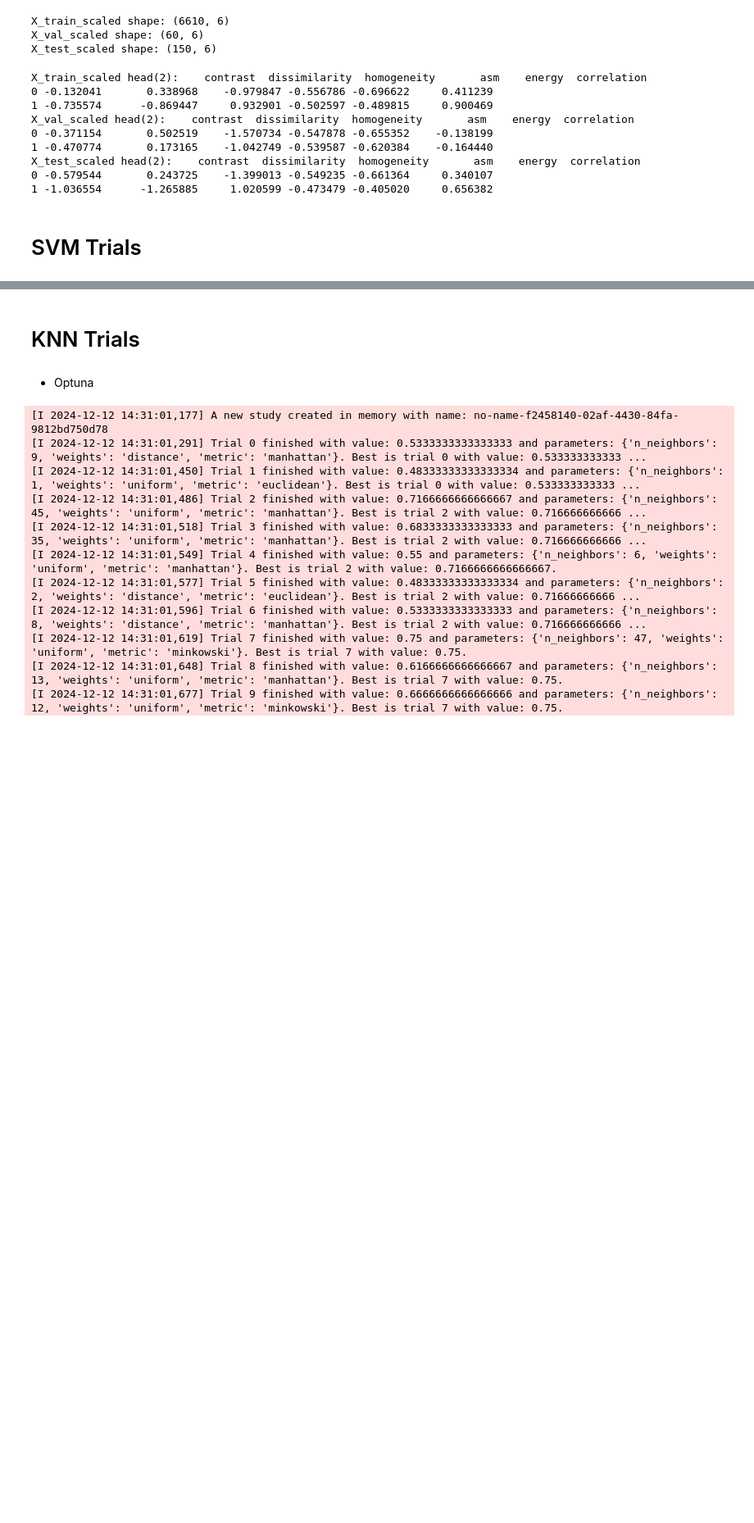
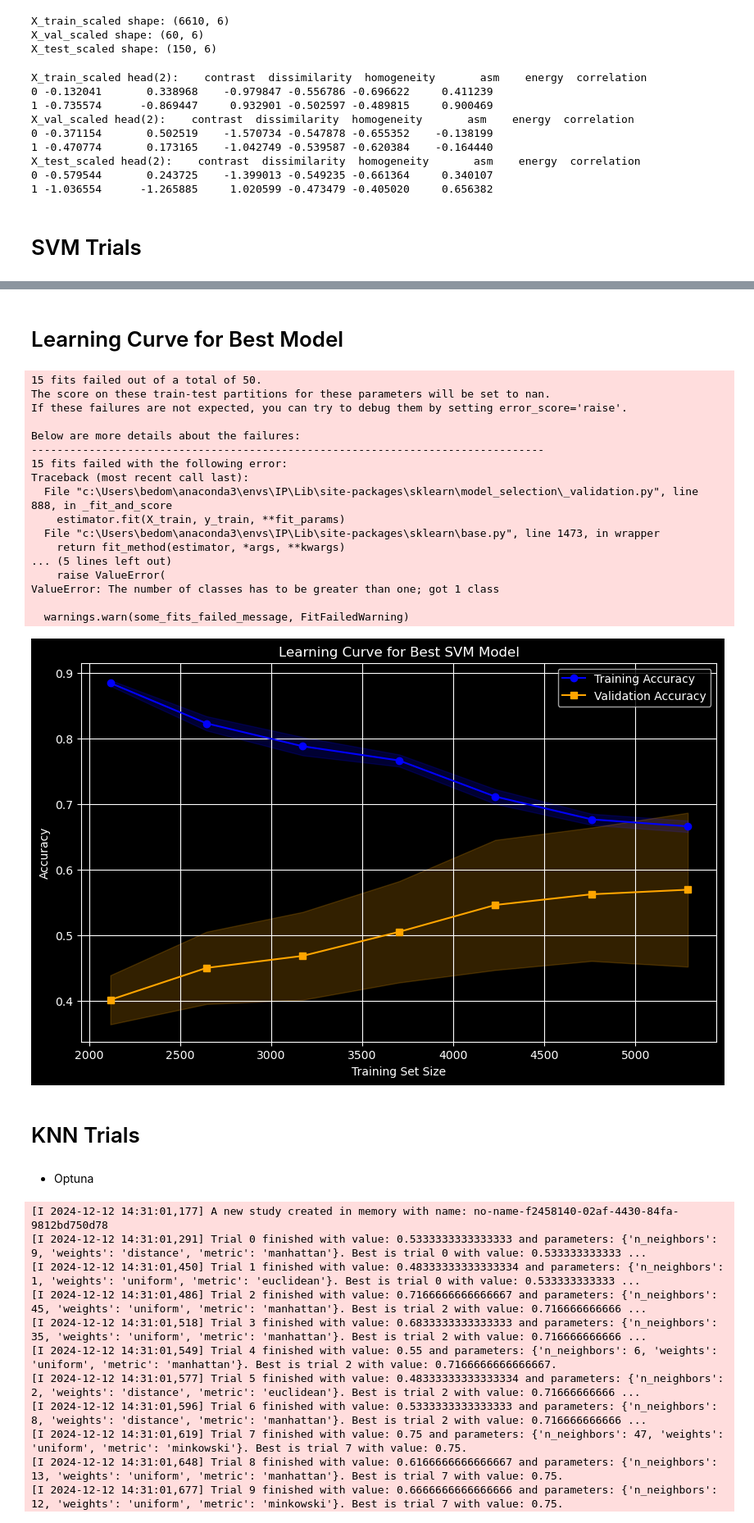
Before and after one commit to Abdulrahman-Mostafa10/Plant-Disease-Detection, a Jupyter notebook: Modelling_part.ipynb, the cells around one changed output, grey strips where cells are left out. Shown at 82% size. Drawn from its saved outputs; the diff is of its cells as text; code cells hidden in the pictures; blank space fills up the shorter version.

```diff
--- a/Modelling_part.ipynb
+++ b/Modelling_part.ipynb
@@ -307,3 +416,66 @@ X_test_scaled head(2):    contrast  dissimilarity  homogeneity       asm    ener
+# %% [markdown]
+# Learning Curve for Best Model
+# %%
+# Define the train sizes (fraction of training data to use)
+train_sizes = np.linspace(0.1, 1.0, 10)
+
+# Initialize the best SVM model with the hyperparameters from Optuna
+svm_model = SVC(**best_svm_params)
+
+# Compute learning curve data
+train_sizes, train_scores, val_scores = learning_curve(
+    estimator=svm_model,
+    X=X_train_scaled_glcm_df,
+    y=y_train_glcm_df,
+    train_sizes=train_sizes,
+    cv=5,  # 5-fold cross-validation
+    scoring="accuracy",
+    n_jobs=-1,  # Use all available CPU cores for faster computation
+)
+
+# Calculate the mean and standard deviation for training and validation scores
+train_mean = np.mean(train_scores, axis=1)
+train_std = np.std(train_scores, axis=1)
+val_mean = np.mean(val_scores, axis=1)
+val_std = np.std(val_scores, axis=1)
+
+# Plot the learning curve
+plt.figure(figsize=(10, 6))
+plt.plot(train_sizes, train_mean, label="Training Accuracy", color="blue", marker="o")
+plt.fill_between(
+    train_sizes, train_mean - train_std, train_mean + train_std, color="blue", alpha=0.2
+)
+
+plt.plot(train_sizes, val_mean, label="Validation Accuracy", color="orange", marker="s")
+plt.fill_between(
+    train_sizes, val_mean - val_std, val_mean + val_std, color="orange", alpha=0.2
+)
+
+plt.xlabel("Training Set Size")
+plt.ylabel("Accuracy")
+plt.title("Learning Curve for Best SVM Model")
+plt.legend(loc="best")
+plt.grid(True)
+plt.show()
+# %% [output]
+15 fits failed out of a total of 50.
+The score on these train-test partitions for these parameters will be set to nan.
+If these failures are not expected, you can try to debug them by setting error_score='raise'.
+
+Below are more details about the failures:
+--------------------------------------------------------------------------------
+15 fits failed with the following error:
+Traceback (most recent call last):
+  File "c:\Users\bedom\anaconda3\envs\IP\Lib\site-packages\sklearn\model_selection\_validation.py", line 888, in _fit_and_score
+    estimator.fit(X_train, y_train, **fit_params)
+  File "c:\Users\bedom\anaconda3\envs\IP\Lib\site-packages\sklearn\base.py", line 1473, in wrapper
+    return fit_method(estimator, *args, **kwargs)
+... (5 lines left out)
+    raise ValueError(
+ValueError: The number of classes has to be greater than one; got 1 class
+
+  warnings.warn(some_fits_failed_message, FitFailedWarning)
+[figure, added]
 # %% [markdown]
 # KNN Trials
 # %% [markdown]
```
Also changed, not shown: parts of 2 cells of this notebook, 1 other file.
